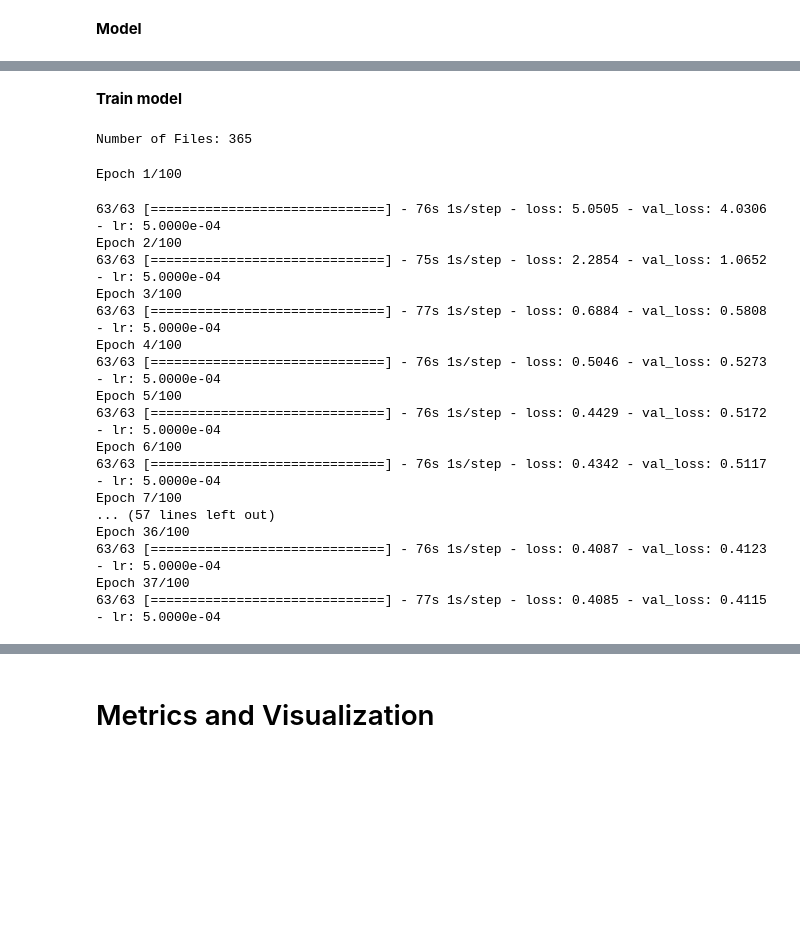
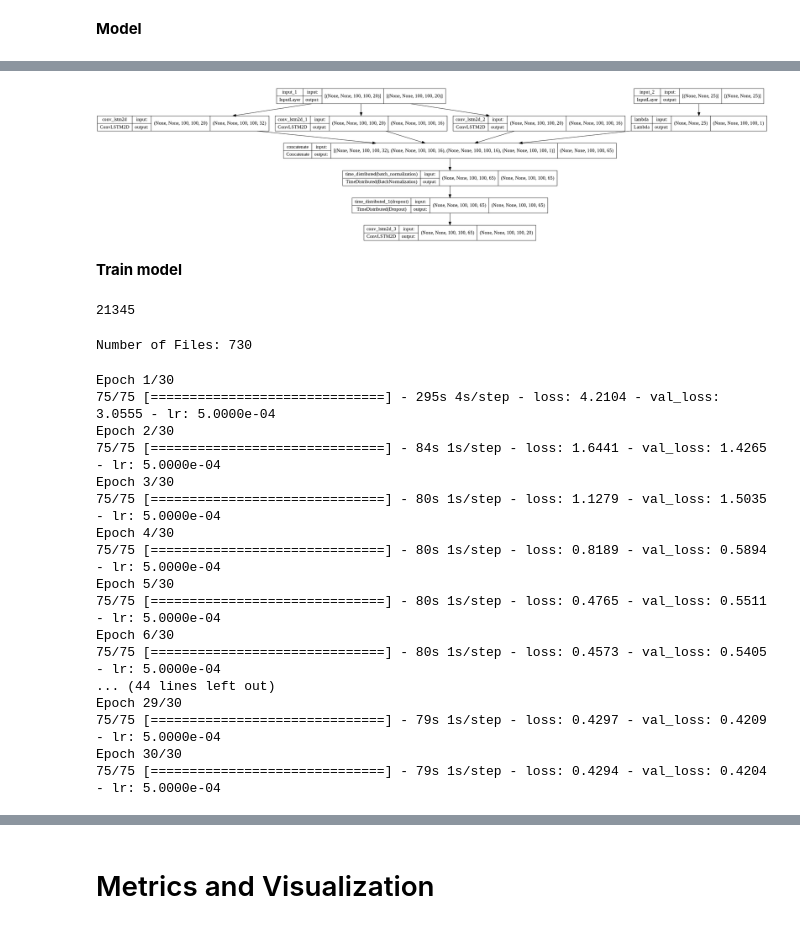
Before and after one commit to naguzmans/opportunistic-utm, a Jupyter notebook: 05_ConvLSTM_Model_Multi.ipynb, the cells around one changed output, grey strips where cells are left out. Cells and saved outputs as stored; diff of their text form; code cells hidden in the pictures; blank space fills up the shorter version.

```diff
--- a/05_ConvLSTM_Model_Multi.ipynb
+++ b/05_ConvLSTM_Model_Multi.ipynb
@@ -150,20 +240,32 @@ Total params: 181,604
 Trainable params: 181,474
 Non-trainable params: 130
 __________________________________________________________________________________________________
+# %%
+from keras.utils.vis_utils import plot_model
+plot_model(model, to_file='model_plot.png', show_shapes=True, show_layer_names=True)
+# %% [output]
+[figure, added]
 # %% [markdown]
 **Train model**
+# %%
+import gc
+gc.collect()
+# %% [output]
+21345
 # %%
 import glob
 
 # List of folders with data
 files_list = []
-for filename in glob.iglob(f'dataset/00_results/daily_masked/*.npy', recursive=False):
+for filename in glob.iglob(f'dataset/00_results/daily_unmasked/*.npy', recursive=False):
   files_list.append(filename)
 
 files_list = np.sort(files_list).tolist()
+year_2018 = files_list[0:365]
+year_2019 = files_list[365:730]
 print(f'Number of Files: {len(files_list)}')
 # %% [output]
-Number of Files: 365
+Number of Files: 730
 # %%
 from tensorflow.keras.utils import Sequence
 import numpy as np
@@ -210,29 +315,28 @@ reduce_lr = keras.callbacks.ReduceLROnPlateau(monitor="val_loss", patience=5)
 # Fit the model to the training data.
 history = model.fit(
     train_gen,
-    epochs=100,
+    epochs=30,
     validation_data=val_gen,
     callbacks=[early_stopping, reduce_lr]
 )
 # %% [output]
-Epoch 1/100
+Epoch 1/30
+75/75 [==============================] - 295s 4s/step - loss: 4.2104 - val_loss: 3.0555 - lr: 5.0000e-04
+Epoch 2/30
+75/75 [==============================] - 84s 1s/step - loss: 1.6441 - val_loss: 1.4265 - lr: 5.0000e-04
+Epoch 3/30
+75/75 [==============================] - 80s 1s/step - loss: 1.1279 - val_loss: 1.5035 - lr: 5.0000e-04
+Epoch 4/30
+75/75 [==============================] - 80s 1s/step - loss: 0.8189 - val_loss: 0.5894 - lr: 5.0000e-04
+Epoch 5/30
+75/75 [==============================] - 80s 1s/step - loss: 0.4765 - val_loss: 0.5511 - lr: 5.0000e-04
+Epoch 6/30
+75/75 [==============================] - 80s 1s/step - loss: 0.4573 - val_loss: 0.5405 - lr: 5.0000e-04
+... (44 lines left out)
+Epoch 29/30
+75/75 [==============================] - 79s 1s/step - loss: 0.4297 - val_loss: 0.4209 - lr: 5.0000e-04
+Epoch 30/30
+75/75 [==============================] - 79s 1s/step - loss: 0.4294 - val_loss: 0.4204 - lr: 5.0000e-04
-63/63 [==============================] - 76s 1s/step - loss: 5.0505 - val_loss: 4.0306 - lr: 5.0000e-04
-Epoch 2/100
-63/63 [==============================] - 75s 1s/step - loss: 2.2854 - val_loss: 1.0652 - lr: 5.0000e-04
-Epoch 3/100
-63/63 [==============================] - 77s 1s/step - loss: 0.6884 - val_loss: 0.5808 - lr: 5.0000e-04
-Epoch 4/100
-63/63 [==============================] - 76s 1s/step - loss: 0.5046 - val_loss: 0.5273 - lr: 5.0000e-04
-Epoch 5/100
-63/63 [==============================] - 76s 1s/step - loss: 0.4429 - val_loss: 0.5172 - lr: 5.0000e-04
-Epoch 6/100
-63/63 [==============================] - 76s 1s/step - loss: 0.4342 - val_loss: 0.5117 - lr: 5.0000e-04
-Epoch 7/100
-... (57 lines left out)
-Epoch 36/100
-63/63 [==============================] - 76s 1s/step - loss: 0.4087 - val_loss: 0.4123 - lr: 5.0000e-04
-Epoch 37/100
-63/63 [==============================] - 77s 1s/step - loss: 0.4085 - val_loss: 0.4115 - lr: 5.0000e-04
 # %%
 %config InlineBackend.figure_format = 'retina'
 
```
Also changed, not shown: parts of 16 cells of this notebook.
